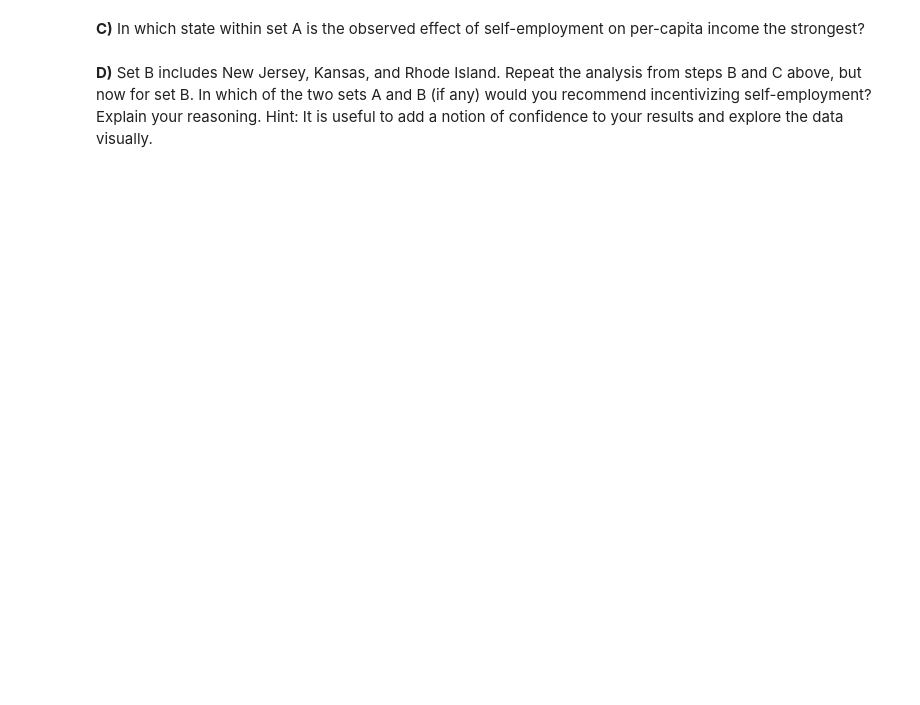
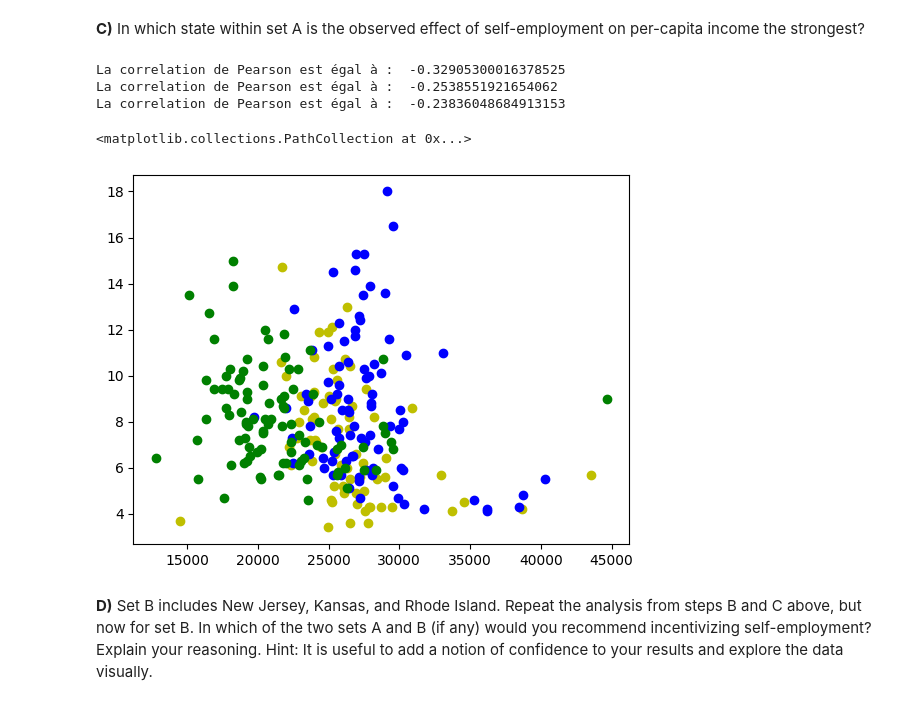
Before and after one commit to fpalmisa/2023, a Jupyter notebook: Exercises/03 - Describing data/Describing_data_exercise.ipynb, the cells around one changed output. Drawn from its saved outputs; the diff is of its cells as text; code cells hidden in the pictures; blank space fills up the shorter version.

```diff
--- a/Exercises/03 - Describing data/Describing_data_exercise.ipynb
+++ b/Exercises/03 - Describing data/Describing_data_exercise.ipynb
@@ -184,2 +246,24 @@ Since it is unethical and impossible in this setting to run a controlled experim
+# %%
+### your code and or answer here ###
+wis = set.query("State == 'Wisconsin'")
+set_wis = stats.pearsonr(wis['IncomePerCap'],wis['SelfEmployed'])
+print('La correlation de Pearson est égal à : ', set_wis[0])
+min = set.query("State == 'Minnesota'")
+set_min = stats.pearsonr(min['IncomePerCap'],min['SelfEmployed'])
+print('La correlation de Pearson est égal à : ', set_min[0])
+ten = set.query("State == 'Tennessee'")
+set_ten = stats.pearsonr(ten['IncomePerCap'],ten['SelfEmployed'])
+print('La correlation de Pearson est égal à : ', set_ten[0])
+
+#Nothing is really changing, but the State with more correlation is Wisconsin
+plt.scatter(wis['IncomePerCap'].values,wis['SelfEmployed'].values, color = 'y')
+plt.scatter(min['IncomePerCap'].values,min['SelfEmployed'].values, color = 'b')
+plt.scatter(ten['IncomePerCap'].values,ten['SelfEmployed'].values, color = 'g')
+# %% [output]
+La correlation de Pearson est égal à :  -0.32905300016378525
+La correlation de Pearson est égal à :  -0.2538551921654062
+La correlation de Pearson est égal à :  -0.23836048684913153
+<matplotlib.collections.PathCollection at 0x...>
+[figure, added]
 # %% [markdown]
 **D)** Set B includes New Jersey, Kansas, and Rhode Island. Repeat the analysis from steps B and C above, but now for set B. In which of the two sets A and B (if any) would you recommend incentivizing self-employment? Explain your reasoning. Hint: It is useful to add a notion of confidence to your results and explore the data visually.
```
Also changed, not shown: parts of 18 cells of this notebook.
